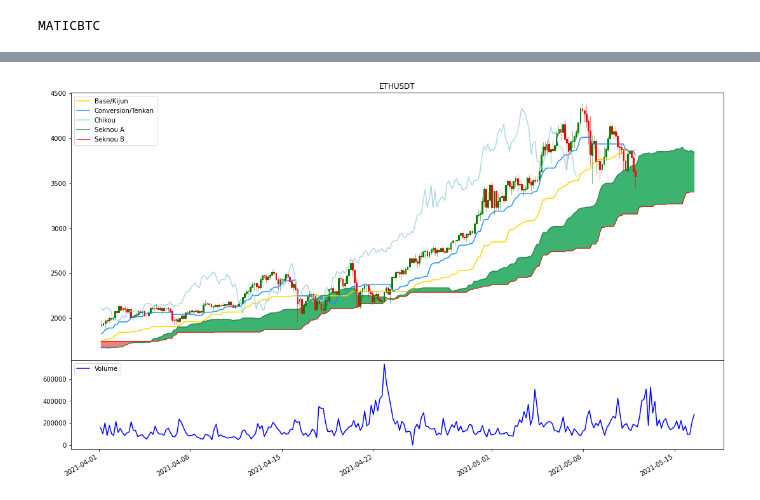
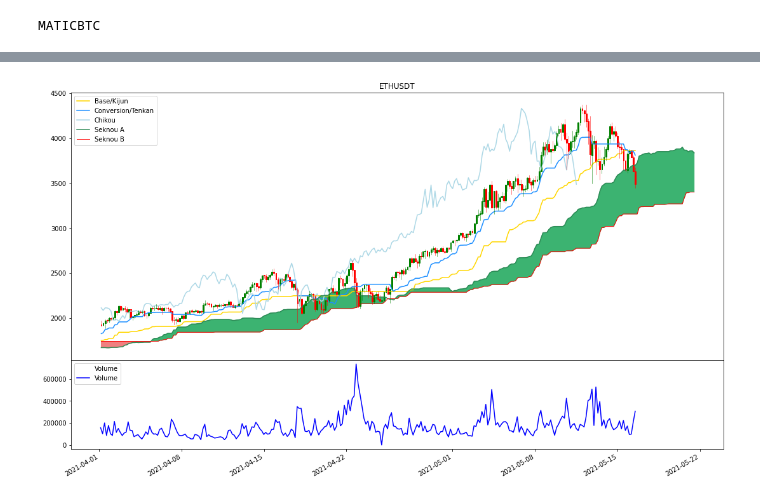
Before and after one commit to Empyr3an/Artha, a Jupyter notebook: notebooks/findata.ipynb, the cells around one changed output, grey strips where cells are left out. Cells and saved outputs as stored; diff of their text form; code cells hidden in the pictures.

Commit message:
finished matplot graphing, fixed extralong volume and tk lines

```diff
--- a/notebooks/findata.ipynb
+++ b/notebooks/findata.ipynb
@@ -84,10 +84,6 @@ ticker = "ETHUSDT"
 klines = get_klines(ticker, "4h", "03/01/2021 00:00:00")
 df = get_klines_df(klines)
 ind_ichi = ta.trend.IchimokuIndicator(df["High"],
-                                          df["Low"],
-                                          df["Close"])
-df["tenkan_sen"] = ind_ichi.ichimoku_conversion_line()
-df["kijun_sen"] = ind_ichi.ichimoku_base_line()
-df["senkou_span_a"] = ind_ichi.ichimoku_a()
-df["senkou_span_b"] = ind_ichi.ichimoku_b()
-df["chikou_span"] = ind_ichi.ichimoku_chikou()
+                                      df["Low"],
+                                      df["Close"])
+df = ichimoku(df, ind_ichi)
@@ -139,32 +95,32 @@ window = 30
 # x = np.arange(1600, 1760)
 x = np.arange(0, 180)
 # x = np.append(np.arange(180,len(df)-1), np.arange(len(df)-1, len(df)-1+window))
 
 data = df.loc["2021-04-01 00:00:00":]
 # data = df
 
 
 fig, axs = plt.subplots(2, gridspec_kw={'height_ratios': [3, 1], 'hspace':0})
 fig.tight_layout()
 plt.gcf().autofmt_xdate()
 axs[0].set_title(ticker)
 
 axs[0].plot(data.index, data.kijun_sen, label='Base/Kijun', color = "gold")
 axs[0].plot(data.index, data.tenkan_sen, label='Conversion/Tenkan', color ="dodgerblue")
 axs[0].plot(data.index, data.Close.shift(-window), label='Chikou', color ="lightblue")
 
 axs[0].plot(data.index, data.senkou_span_a, label='Seknou A', color = "seagreen")
 axs[0].plot(data.index, data.senkou_span_b, label='Seknou B', color = "red", linewidth=1)
 axs[0].fill_between(data.index, data.senkou_span_a, data.senkou_span_b, where = (data.senkou_span_a > data.senkou_span_b), color = "mediumseagreen")
 axs[0].fill_between(data.index, data.senkou_span_a, data.senkou_span_b, where = (data.senkou_span_a < data.senkou_span_b), color = "lightcoral")
 
 quotes = [(dates.date2num(x[0]), x[2], x[3], x[4], x[5]) for x in data.itertuples()]
 candlestick_ohlc(axs[0], quotes, width=.1, colorup='g', colordown='r');
 
 axs[0].legend(loc="upper left")
-
+axs[1].plot(data.index, np.zeros(len(data.index)), label='Volume', color ="blue", linewidth = 0)
 axs[1].plot(data.index, data.Volume, label='Volume', color ="blue")
 axs[1].legend(loc="upper left")
 plt.show()
 # %% [output]
-[figure, old version]
+[figure, new version]
```
Also changed, not shown: parts of 5 cells of this notebook, 1 other file.
